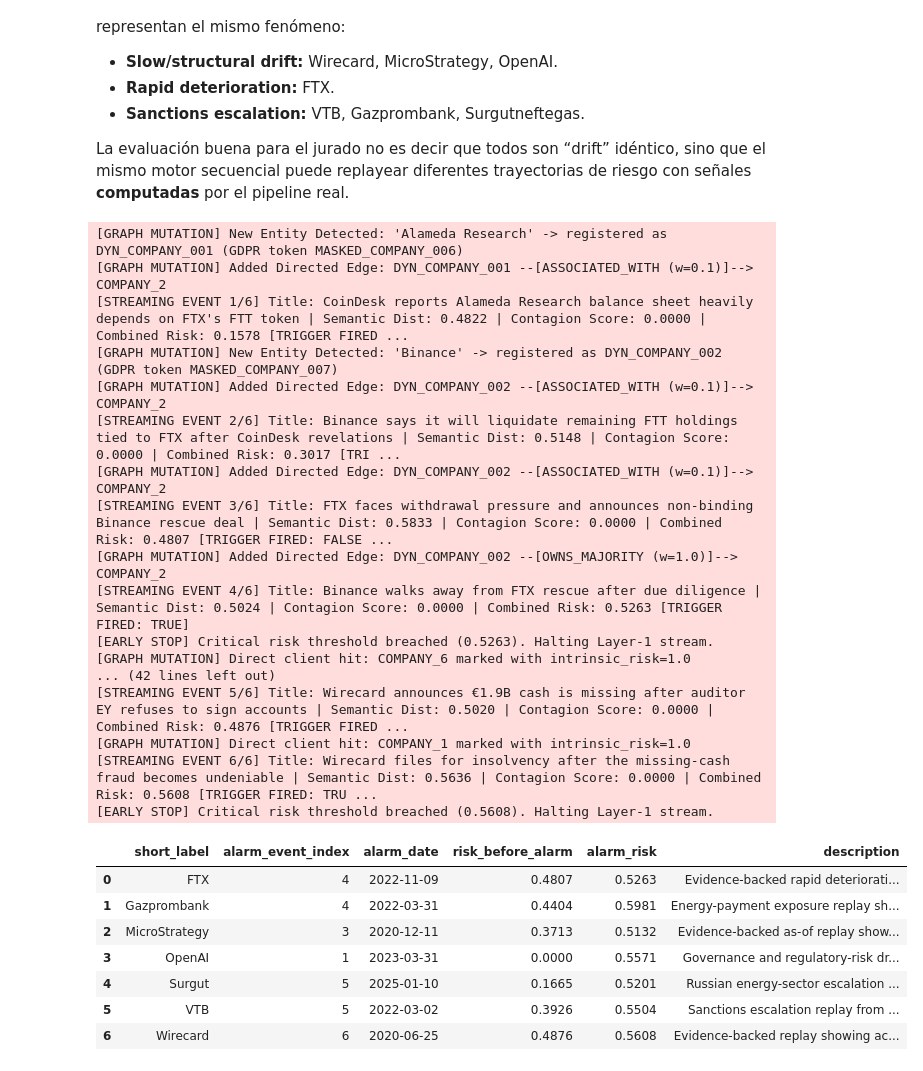
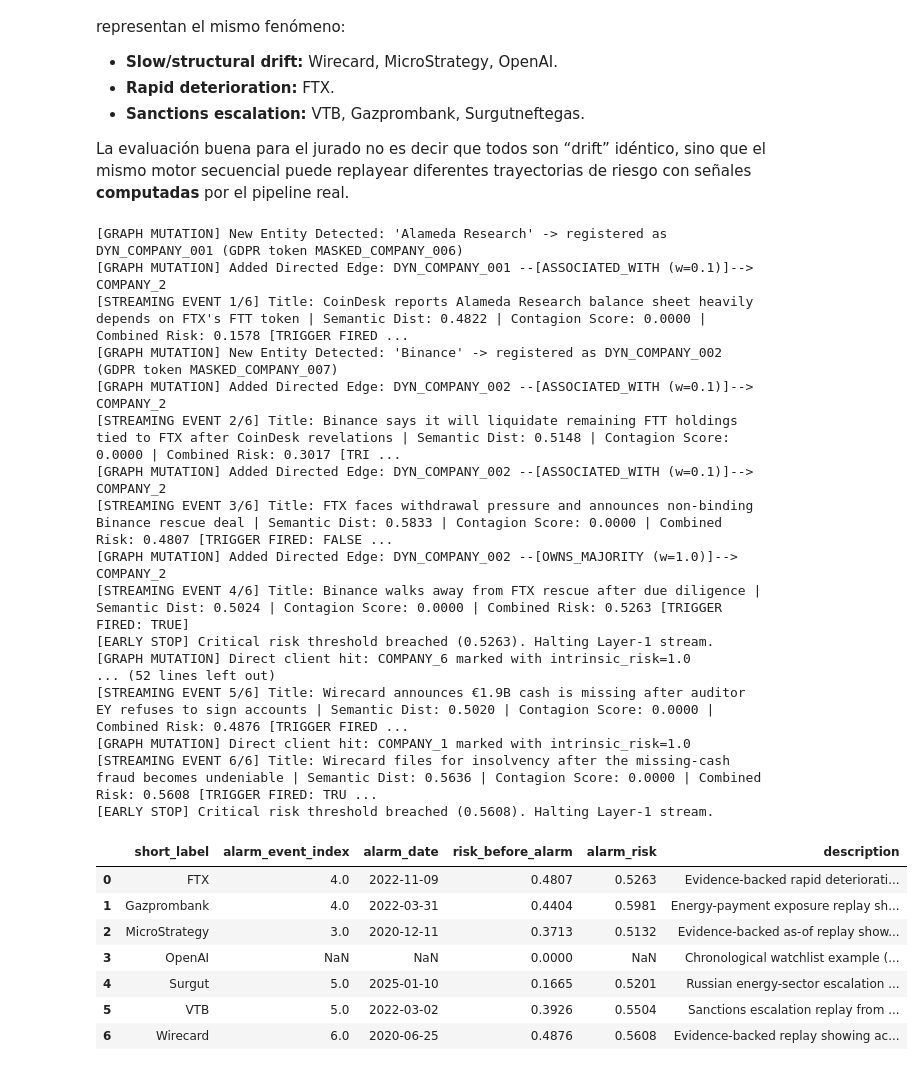
Before and after one commit to paulaa2/Amina-Bank-Dynamic-Risk-Profiling-System, a Jupyter notebook: notebooks/retro_lead_time_evaluation.ipynb, the cells around one changed output. Drawn from its saved outputs; the diff is of its cells as text; code cells hidden in the pictures.

```diff
--- a/notebooks/retro_lead_time_evaluation.ipynb
+++ b/notebooks/retro_lead_time_evaluation.ipynb
@@ -520,70 +520,78 @@ all_events_csv = ROOT / "data" / "scenario_replay_events.csv"
 all_summary_csv = ROOT / "data" / "scenario_replay_summary.csv"
 scenario_dir = ROOT / "data" / "scenarios"
 
-results = [replay_scenario(path) for path in sorted(scenario_dir.glob("*.json"))]
-all_events = pd.concat(
-    [pd.DataFrame({**row, "scenario_id": result["scenario_id"], "client": result["client"]} for row in result["events"])
-     for result in results],
-    ignore_index=True,
-)
-all_summary = pd.DataFrame(
-    [
-        {
-            "scenario_id": result["scenario_id"],
-            "client": result["client"],
-            "alarm_event_index": result["alarm_event_index"],
-            "alarm_date": result["alarm_date"],
-            "alarm_title": result["alarm_title"],
-            "events_total": len(result["events"]),
-            "pre_alarm_events": len([e for e in result["events"] if result["alarm_event_index"] is None or e["index"] < result["alarm_event_index"]]),
-            "risk_before_alarm": next((e["combined_risk"] for e in result["events"] if result["alarm_event_index"] and e["index"] == result["alarm_event_index"] - 1), 0.0),
-            "alarm_risk": next((e["combined_risk"] for e in result["events"] if result["alarm_event_index"] and e["index"] == result["alarm_event_index"]), None),
-            "description": result["description"],
-        }
-        for result in results
-    ]
-)
-all_events.to_csv(all_events_csv, index=False)
-all_summary.to_csv(all_summary_csv, index=False)
+# Keep notebook reruns stable for the demo. The CSVs are the persisted output of
+# the honest replay; set this flag to True only when intentionally regenerating.
+REPLAY_SCENARIO_BATTERY = False
+
+if REPLAY_SCENARIO_BATTERY:
+    results = [replay_scenario(path) for path in sorted(scenario_dir.glob("*.json"))]
+    all_events = pd.concat(
+        [pd.DataFrame({**row, "scenario_id": result["scenario_id"], "client": result["client"]} for row in result["events"])
+         for result in results],
+        ignore_index=True,
+    )
+    all_summary = pd.DataFrame(
+        [
+            {
+                "scenario_id": result["scenario_id"],
+                "client": result["client"],
+                "alarm_event_index": result["alarm_event_index"],
+                "alarm_date": result["alarm_date"],
+                "alarm_title": result["alarm_title"],
+                "events_total": len(result["events"]),
+                "pre_alarm_events": len([e for e in result["events"] if result["alarm_event_index"] is None or e["index"] < result["alarm_event_index"]]),
+                "risk_before_alarm": next((e["combined_risk"] for e in result["events"] if result["alarm_event_index"] and e["index"] == result["alarm_event_index"] - 1), 0.0),
+                "alarm_risk": next((e["combined_risk"] for e in result["events"] if result["alarm_event_index"] and e["index"] == result["alarm_event_index"]), None),
+                "description": result["description"],
+            }
+            for result in results
+        ]
+    )
+    all_events.to_csv(all_events_csv, index=False)
+    all_summary.to_csv(all_summary_csv, index=False)
+else:
+    all_events = pd.read_csv(all_events_csv)
+    all_summary = pd.read_csv(all_summary_csv)
 
 scenario_label_map = {
     "wirecard_drift": "Wirecard",
     "ftx_rapid_deterioration": "FTX",
     "microstrategy_drift": "MicroStrategy",
     "vtb_sanctions_escalation": "VTB",
     "gazprombank_sanctions_escalation": "Gazprombank",
     "surgutneftegas_sanctions_escalation": "Surgut",
     "openai_regulatory_drift": "OpenAI",
 }
 all_events["short_label"] = all_events["scenario_id"].map(scenario_label_map)
 all_summary["short_label"] = all_summary["scenario_id"].map(scenario_label_map)
 all_summary[["short_label", "alarm_event_index", "alarm_date", "risk_before_alarm", "alarm_risk", "description"]]
 # %% [output]
 [GRAPH MUTATION] New Entity Detected: 'Alameda Research' -> registered as DYN_COMPANY_001 (GDPR token MASKED_COMPANY_006)
 [GRAPH MUTATION] Added Directed Edge: DYN_COMPANY_001 --[ASSOCIATED_WITH (w=0.1)]--> COMPANY_2
 [STREAMING EVENT 1/6] Title: CoinDesk reports Alameda Research balance sheet heavily depends on FTX's FTT token | Semantic Dist: 0.4822 | Contagion Score: 0.0000 | Combined Risk: 0.1578 [TRIGGER FIRED ...
 [GRAPH MUTATION] New Entity Detected: 'Binance' -> registered as DYN_COMPANY_002 (GDPR token MASKED_COMPANY_007)
 [GRAPH MUTATION] Added Directed Edge: DYN_COMPANY_002 --[ASSOCIATED_WITH (w=0.1)]--> COMPANY_2
 [STREAMING EVENT 2/6] Title: Binance says it will liquidate remaining FTT holdings tied to FTX after CoinDesk revelations | Semantic Dist: 0.5148 | Contagion Score: 0.0000 | Combined Risk: 0.3017 [TRI ...
 [GRAPH MUTATION] Added Directed Edge: DYN_COMPANY_002 --[ASSOCIATED_WITH (w=0.1)]--> COMPANY_2
 [STREAMING EVENT 3/6] Title: FTX faces withdrawal pressure and announces non-binding Binance rescue deal | Semantic Dist: 0.5833 | Contagion Score: 0.0000 | Combined Risk: 0.4807 [TRIGGER FIRED: FALSE ...
 [GRAPH MUTATION] Added Directed Edge: DYN_COMPANY_002 --[OWNS_MAJORITY (w=1.0)]--> COMPANY_2
 [STREAMING EVENT 4/6] Title: Binance walks away from FTX rescue after due diligence | Semantic Dist: 0.5024 | Contagion Score: 0.0000 | Combined Risk: 0.5263 [TRIGGER FIRED: TRUE]
 [EARLY STOP] Critical risk threshold breached (0.5263). Halting Layer-1 stream.
 [GRAPH MUTATION] Direct client hit: COMPANY_6 marked with intrinsic_risk=1.0
-... (42 lines left out)
+... (52 lines left out)
 [STREAMING EVENT 5/6] Title: Wirecard announces €1.9B cash is missing after auditor EY refuses to sign accounts | Semantic Dist: 0.5020 | Contagion Score: 0.0000 | Combined Risk: 0.4876 [TRIGGER FIRED ...
 [GRAPH MUTATION] Direct client hit: COMPANY_1 marked with intrinsic_risk=1.0
 [STREAMING EVENT 6/6] Title: Wirecard files for insolvency after the missing-cash fraud becomes undeniable | Semantic Dist: 0.5636 | Contagion Score: 0.0000 | Combined Risk: 0.5608 [TRIGGER FIRED: TRU ...
 [EARLY STOP] Critical risk threshold breached (0.5608). Halting Layer-1 stream.
 |  | short_label | alarm_event_index | alarm_date | risk_before_alarm | alarm_risk | description |
-| 0 | FTX | 4 | 2022-11-09 | 0.4807 | 0.5263 | Evidence-backed rapid deteriorati... |
-| 1 | Gazprombank | 4 | 2022-03-31 | 0.4404 | 0.5981 | Energy-payment exposure replay sh... |
-| 2 | MicroStrategy | 3 | 2020-12-11 | 0.3713 | 0.5132 | Evidence-backed as-of replay show... |
-| 3 | OpenAI | 1 | 2023-03-31 | 0.0000 | 0.5571 | Governance and regulatory-risk dr... |
-| 4 | Surgut | 5 | 2025-01-10 | 0.1665 | 0.5201 | Russian energy-sector escalation ... |
-| 5 | VTB | 5 | 2022-03-02 | 0.3926 | 0.5504 | Sanctions escalation replay from ... |
-| 6 | Wirecard | 6 | 2020-06-25 | 0.4876 | 0.5608 | Evidence-backed replay showing ac... |
+| 0 | FTX | 4.0 | 2022-11-09 | 0.4807 | 0.5263 | Evidence-backed rapid deteriorati... |
+| 1 | Gazprombank | 4.0 | 2022-03-31 | 0.4404 | 0.5981 | Energy-payment exposure replay sh... |
+| 2 | MicroStrategy | 3.0 | 2020-12-11 | 0.3713 | 0.5132 | Evidence-backed as-of replay show... |
+| 3 | OpenAI | NaN | NaN | 0.0000 | NaN | Chronological watchlist example (... |
+| 4 | Surgut | 5.0 | 2025-01-10 | 0.1665 | 0.5201 | Russian energy-sector escalation ... |
+| 5 | VTB | 5.0 | 2022-03-02 | 0.3926 | 0.5504 | Sanctions escalation replay from ... |
+| 6 | Wirecard | 6.0 | 2020-06-25 | 0.4876 | 0.5608 | Evidence-backed replay showing ac... |
 # %%
 fig, ax = plt.subplots(figsize=(14, 7.5))
 
```
Also changed, not shown: parts of 3 cells of this notebook, 28 other files.
